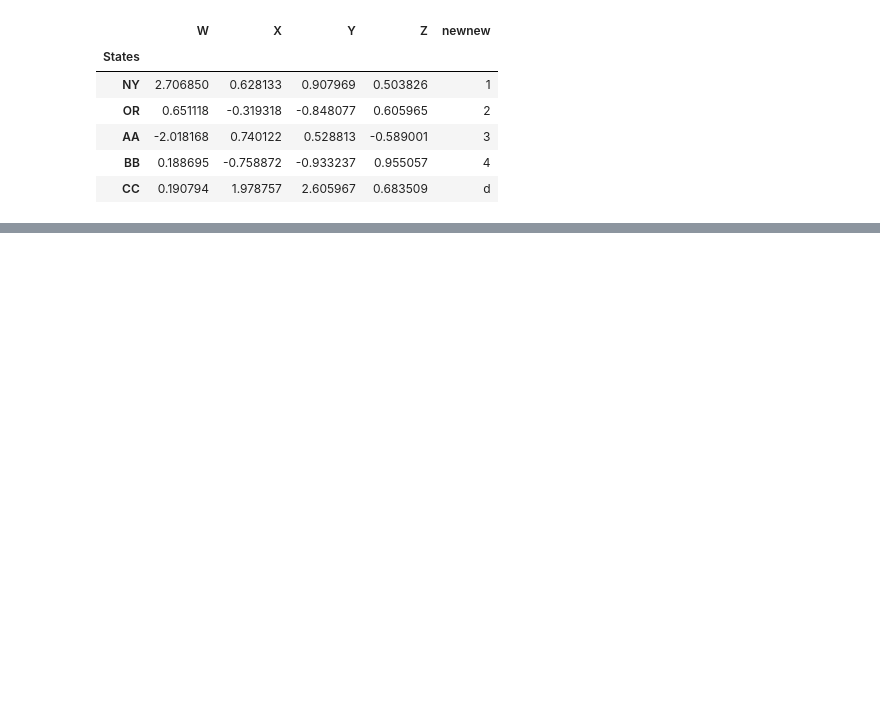
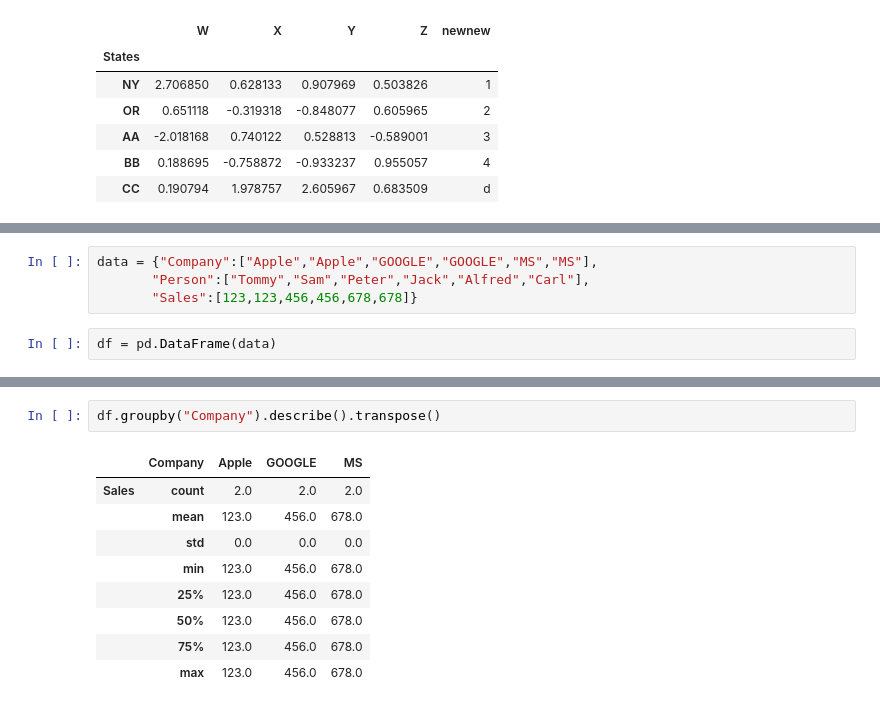
Before and after one commit to wwkb123/Python_And_MachineLearning_practice, a Jupyter notebook: pandas.ipynb, the cells around one changed output, grey strips where cells are left out. Saved outputs shown, nothing was run; the diff lists cells and outputs as text; blank space fills up the shorter version.

```diff
--- a/pandas.ipynb
+++ b/pandas.ipynb
@@ -185,0 +278,6 @@ df.set_index("States")
+# %%
+data = {"Company":["Apple","Apple","GOOGLE","GOOGLE","MS","MS"],
+       "Person":["Tommy","Sam","Peter","Jack","Alfred","Carl"],
+       "Sales":[123,123,456,456,678,678]}
+# %%
+df = pd.DataFrame(data)
@@ -185,0 +338,12 @@ df.set_index("States")
+# %%
+df.groupby("Company").describe().transpose()
+# %% [output]
+|  | Company | Apple | GOOGLE | MS |
+| Sales | count | 2.0 | 2.0 | 2.0 |
+|  | mean | 123.0 | 456.0 | 678.0 |
+|  | std | 0.0 | 0.0 | 0.0 |
+|  | min | 123.0 | 456.0 | 678.0 |
+|  | 25% | 123.0 | 456.0 | 678.0 |
+|  | 50% | 123.0 | 456.0 | 678.0 |
+|  | 75% | 123.0 | 456.0 | 678.0 |
+|  | max | 123.0 | 456.0 | 678.0 |
```
Also changed, not shown: parts of 23 cells of this notebook.
